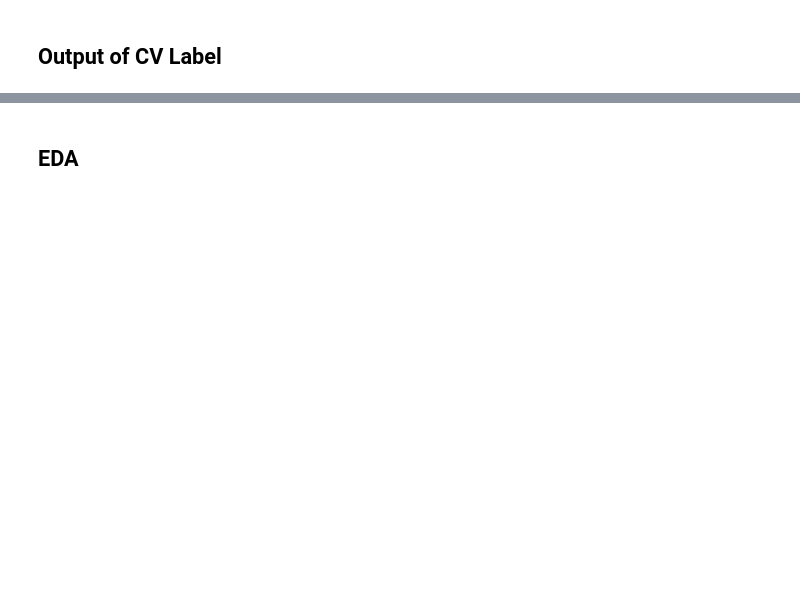
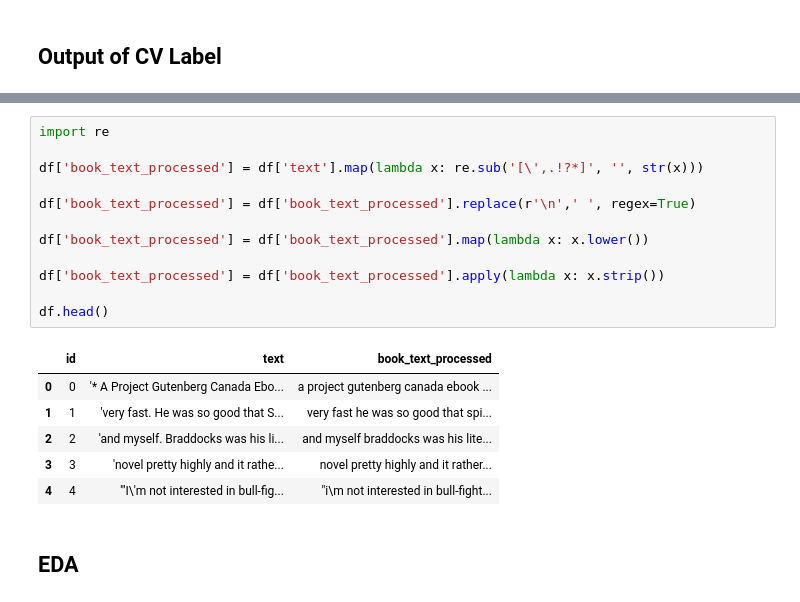
Before and after one commit to zzhu76/Hemingway-Text-Visualization, a Jupyter notebook: Assignment2.ipynb, the cells around one changed output, grey strips where cells are left out. Cells and saved outputs as stored; diff of their text form; blank space fills up the shorter version.

```diff
--- a/Assignment2.ipynb
+++ b/Assignment2.ipynb
@@ -13,2 +91,21 @@
+# %%
+import re
+
+df['book_text_processed'] = df['text'].map(lambda x: re.sub('[\',.!?*]', '', str(x)))
+
+df['book_text_processed'] = df['book_text_processed'].replace(r'\n',' ', regex=True)
+
+df['book_text_processed'] = df['book_text_processed'].map(lambda x: x.lower())
+
+df['book_text_processed'] = df['book_text_processed'].apply(lambda x: x.strip())
+
+df.head()
+# %% [output]
+|  | id | text | book_text_processed |
+| 0 | 0 | '* A Project Gutenberg Canada Ebo... | a project gutenberg canada ebook ... |
+| 1 | 1 | 'very fast. He was so good that S... | very fast he was so good that spi... |
+| 2 | 2 | 'and myself. Braddocks was his li... | and myself braddocks was his lite... |
+| 3 | 3 | 'novel pretty highly and it rathe... | novel pretty highly and it rather... |
+| 4 | 4 | '"I\'m not interested in bull-fig... | "i\m not interested in bull-fight... |
 # %% [markdown]
 ## EDA
```
Also changed, not shown: parts of 8 cells of this notebook.
